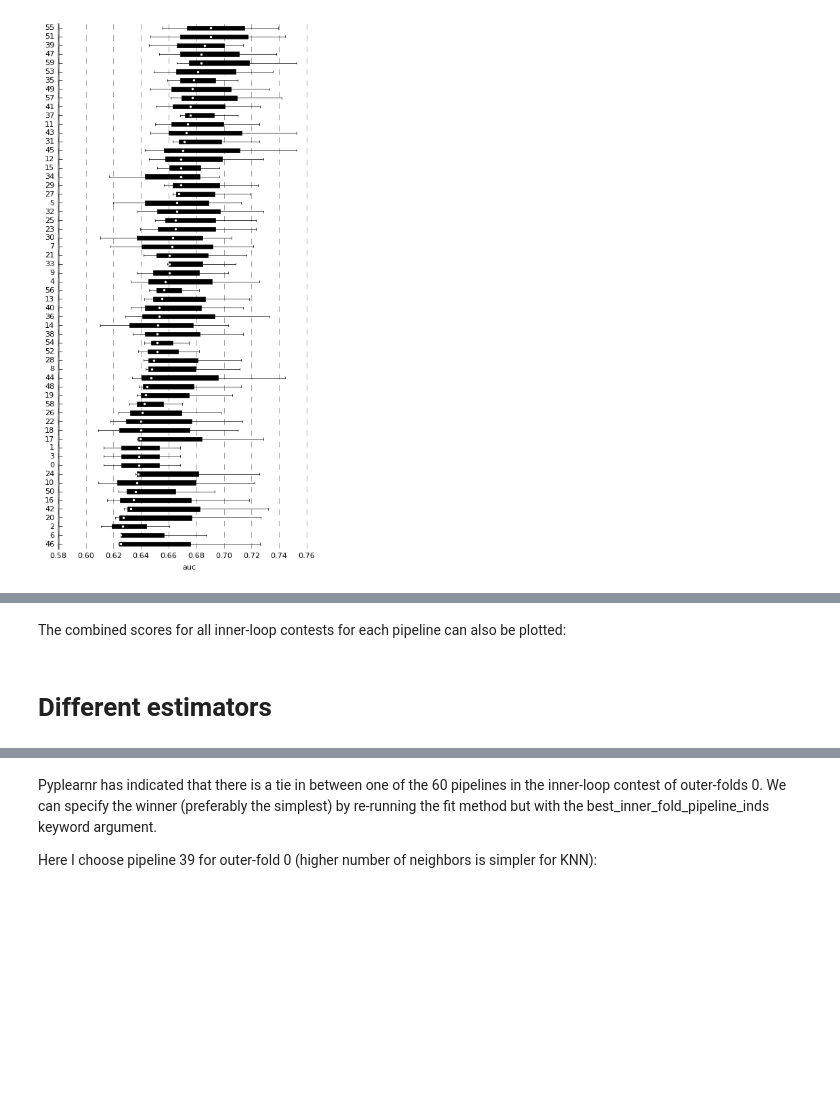
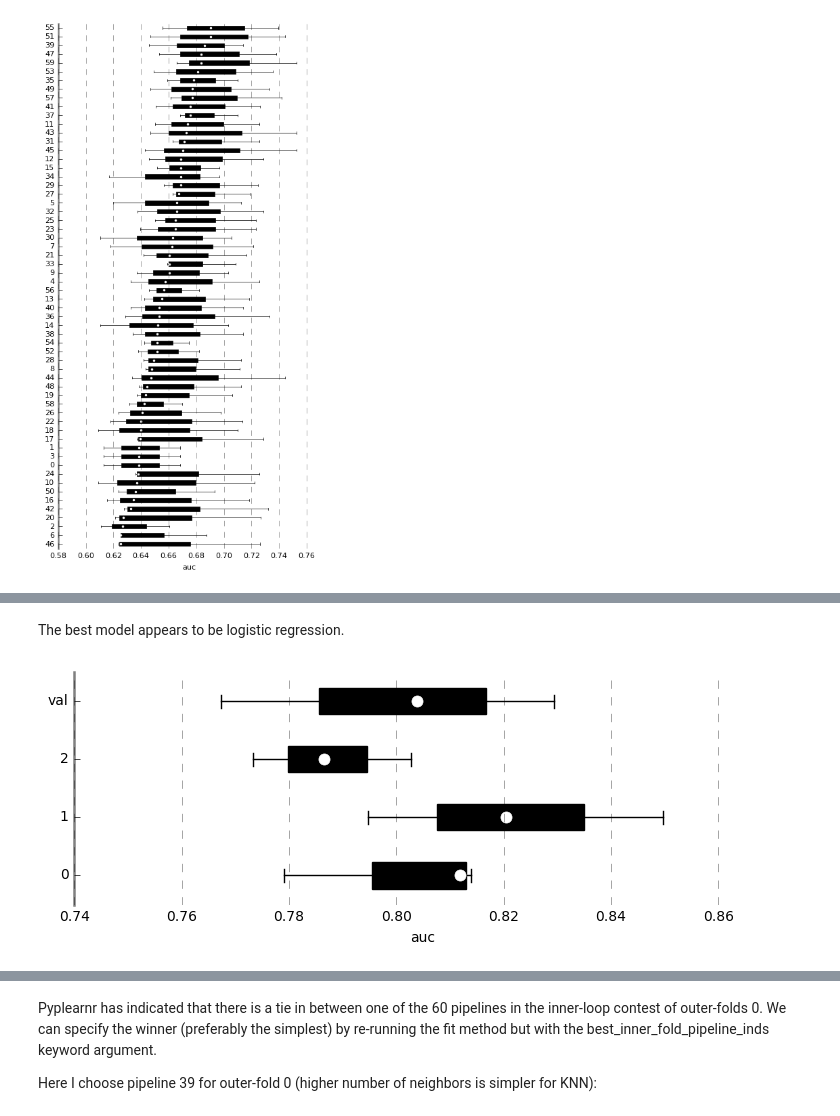
Before and after one commit to JaggedParadigm/pyplearnr, a Jupyter notebook: pyplearnr_demo.ipynb, the cells around one changed output, grey strips where cells are left out. Drawn from its saved outputs; the diff is of its cells as text; code cells hidden in the pictures; blank space fills up the shorter version.

```diff
--- a/pyplearnr_demo.ipynb
+++ b/pyplearnr_demo.ipynb
@@ -245,0 +419,3 @@ We can also look at the fine details of the inner-fold contests of each outer-fo
+# %%
+kfcv.fit(X.values, y.values, pipelines,
+    best_inner_fold_pipeline_inds = {2:60})
@@ -246,4 +440,6 @@ We can also look at the fine details of the inner-fold contests of each outer-fo
+# %% [markdown]
+The best model appears to be logistic regression.
 # %%
-kfcv.plot_contest()
+kfcv.plot_best_pipeline_scores()
+# %% [output]
+[figure, added]
-# %% [markdown]
-The combined scores for all inner-loop contests for each pipeline can also be plotted:
@@ -252,2 +445,0 @@ kfcv.plot_contest(all_folds=True)
-# %% [markdown]
-# Different estimators
```
Also changed, not shown: parts of 23 cells of this notebook, 2 other files.
